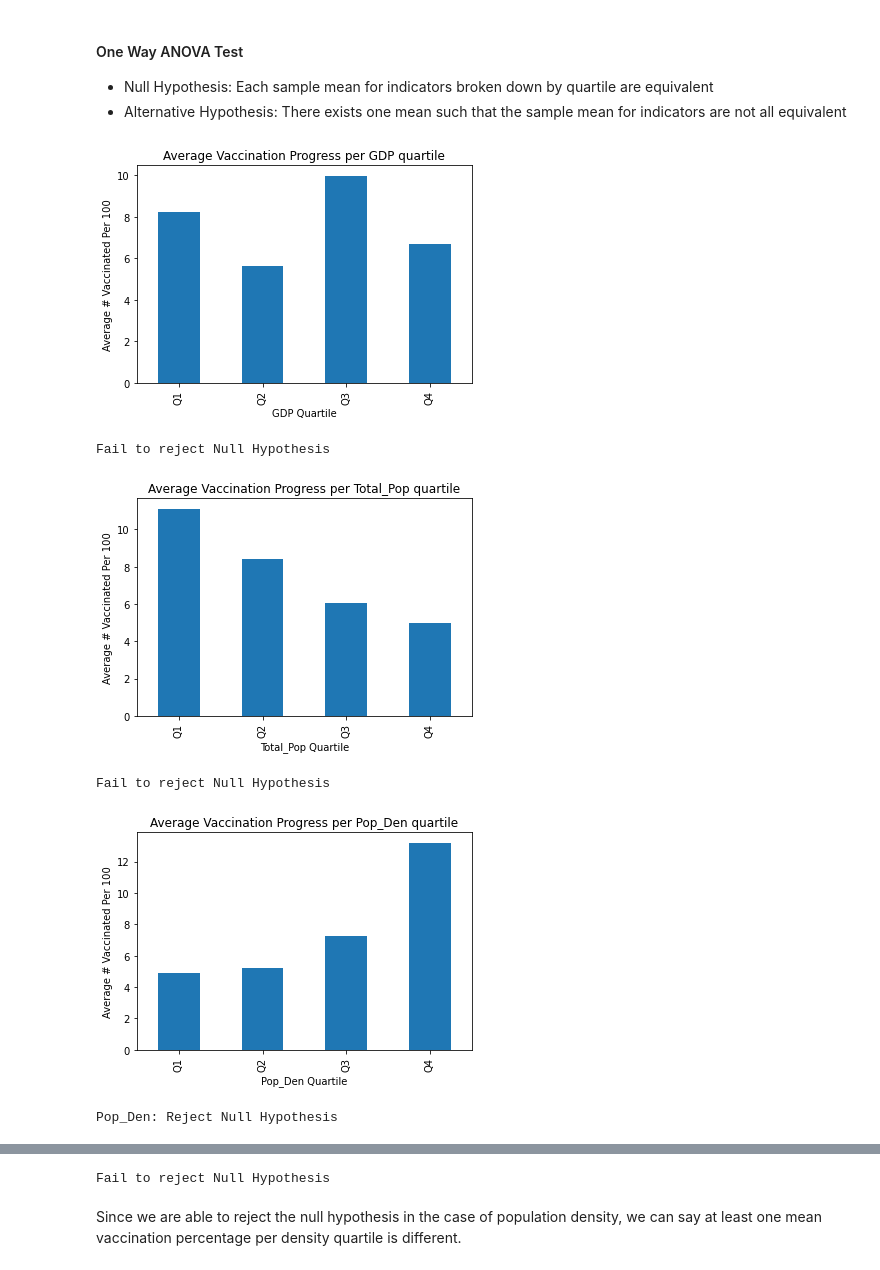
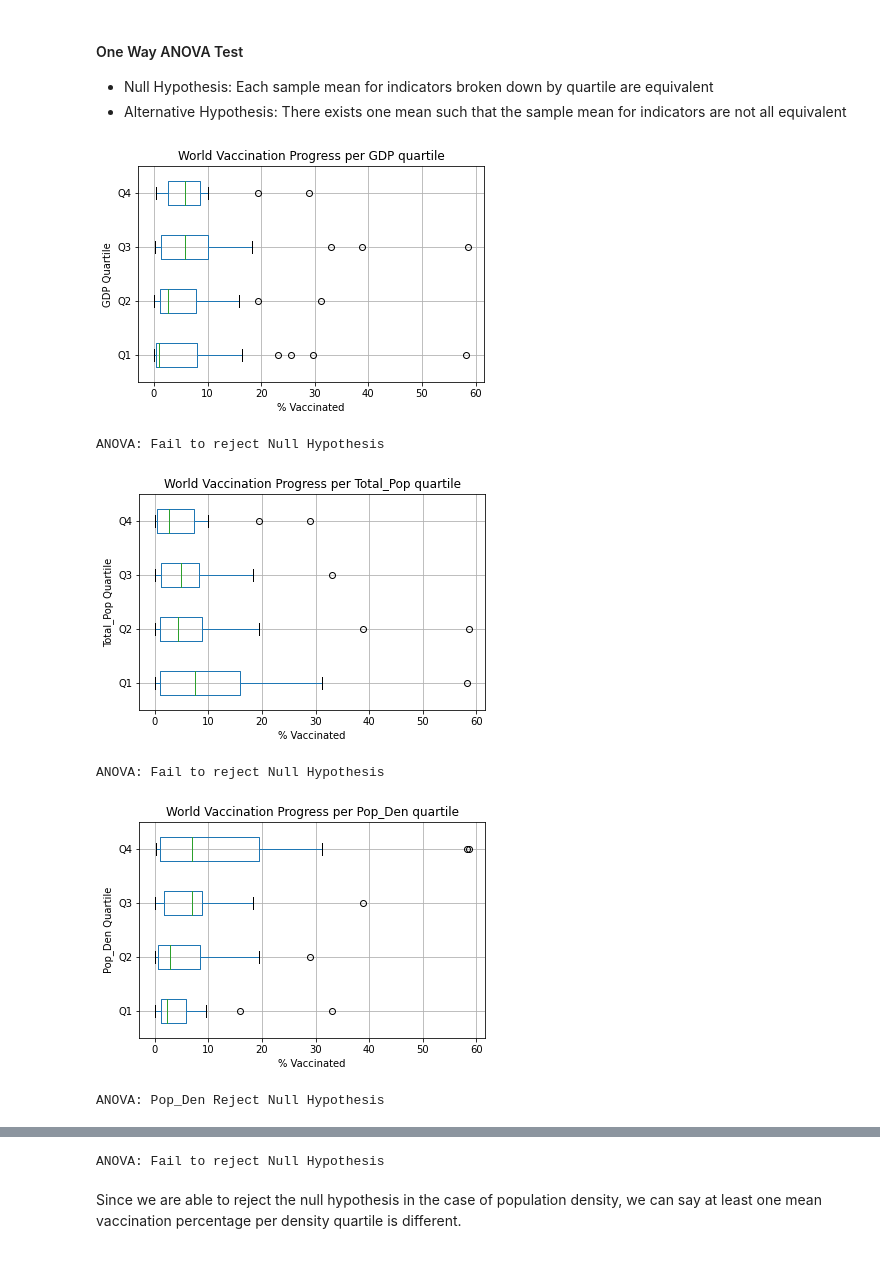
Before and after one commit to AJB-hub/Covid19_Vaccination_Progress, a Jupyter notebook: Analysis.ipynb, the cells around one changed output, grey strips where cells are left out. Cells and saved outputs as stored; diff of their text form; code cells hidden in the pictures.

Commit message:
Reformatted Graphs for better output

```diff
--- a/Analysis.ipynb
+++ b/Analysis.ipynb
@@ -41,42 +42,49 @@ iso_cleaned_df.head(10)
 #### One Way ANOVA Test
 * Null Hypothesis: Each sample mean for indicators broken down by quartile are equivalent
 * Alternative Hypothesis: There exists one mean such that the sample mean for indicators are not all equivalent
+# %%
+indicators = ['GDP','Total_Pop','Pop_Den','health_exp']
+quartiles = ['Q1','Q2','Q3','Q4']
 # %%
 # Group data by bins and look at mean vaccination
-for i in ['GDP','Total_Pop','Pop_Den','health_exp']:
+for i in indicators:
     #Cut data into quartiles based on indicators
-    iso_cleaned_df[f'{i}_Bins'] = pd.qcut(iso_cleaned_df[i],4,labels=['Q1','Q2','Q3','Q4'])
+    iso_cleaned_df[f'{i}_Bins'] = pd.qcut(iso_cleaned_df[i],4,labels=quartiles)
 
-    #Group by quartiles
-    GroupObject = iso_cleaned_df.groupby(f'{i}_Bins')['people_fully_vaccinated_per_hundred']
-
-    #Plot the average of the indicator grouped into quartiles
-    GroupObject.mean().plot(kind='bar')
-    plt.title(f'Average Vaccination Progress per {i} quartile')
-    plt.xlabel(f'{i} Quartile')
-    plt.ylabel(f'Average # Vaccinated Per 100')
+    #Boxplot with data grouped by indicator bins
+    iso_cleaned_df.boxplot(column='people_fully_vaccinated_per_hundred',
+                           by=f'{i}_Bins',
+                           vert=False
+                          )
+    #Plot formatting
+    plt.suptitle('')
+    plt.title(f'World Vaccination Progress per {i} quartile')
+    plt.ylabel(f'{i} Quartile')
+    plt.xlabel(f'% Vaccinated')
     plt.savefig(f'./Resources/Output/{i}.vaccMean.png')
     plt.show()
 
+
+    #Statistical Testing
     q1 = iso_cleaned_df[iso_cleaned_df[f'{i}_Bins']=='Q1']
     q2 = iso_cleaned_df[iso_cleaned_df[f'{i}_Bins']=='Q2']
     q3 = iso_cleaned_df[iso_cleaned_df[f'{i}_Bins']=='Q3']
     q4 = iso_cleaned_df[iso_cleaned_df[f'{i}_Bins']=='Q4']
 
     statistic, pvalue = f_oneway(q1['people_fully_vaccinated_per_hundred'],
              q2['people_fully_vaccinated_per_hundred'],
              q3['people_fully_vaccinated_per_hundred'],
              q4['people_fully_vaccinated_per_hundred']
             )
     alpha = 0.05
     if pvalue <= alpha:
-        print(f'ANOVA: {i} Reject Null Hypothesis')
+        print(f'ANOVA: {i} Reject Null Hypothesis \n')
     else:
-        print('ANOVA: Fail to reject Null Hypothesis')
+        print('ANOVA: Fail to reject Null Hypothesis \n')
 # %% [output]
-[figure, old version]
+[figure, new version]
-Fail to reject Null Hypothesis
+ANOVA: Fail to reject Null Hypothesis
-[figure, old version]
+[figure, new version]
-Fail to reject Null Hypothesis
+ANOVA: Fail to reject Null Hypothesis
-[figure, old version]
+[figure, new version]
-Pop_Den: Reject Null Hypothesis
+ANOVA: Pop_Den Reject Null Hypothesis
@@ -84,4 +92,4 @@ Pop_Den: Reject Null Hypothesis
-Fail to reject Null Hypothesis
+ANOVA: Fail to reject Null Hypothesis
 # %% [markdown]
 Since we are able to reject the null hypothesis in the case of population density, we can say at least one mean vaccination percentage per density quartile is different.
 # %%
```
Also changed, not shown: parts of 9 cells of this notebook, 32 other files.
